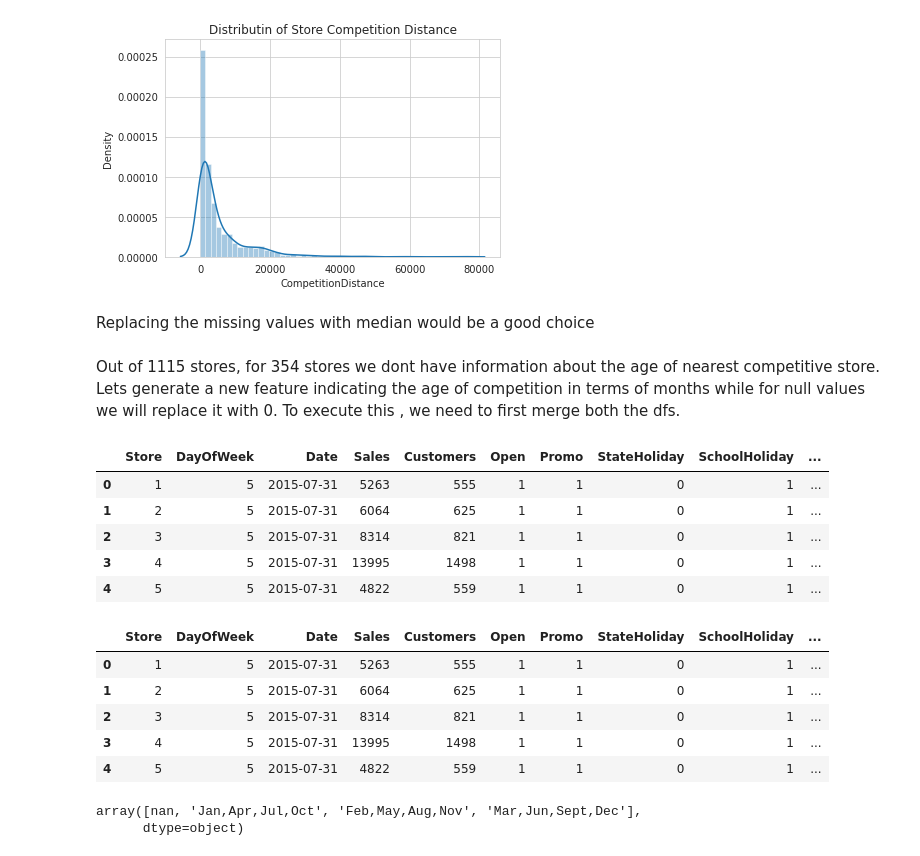
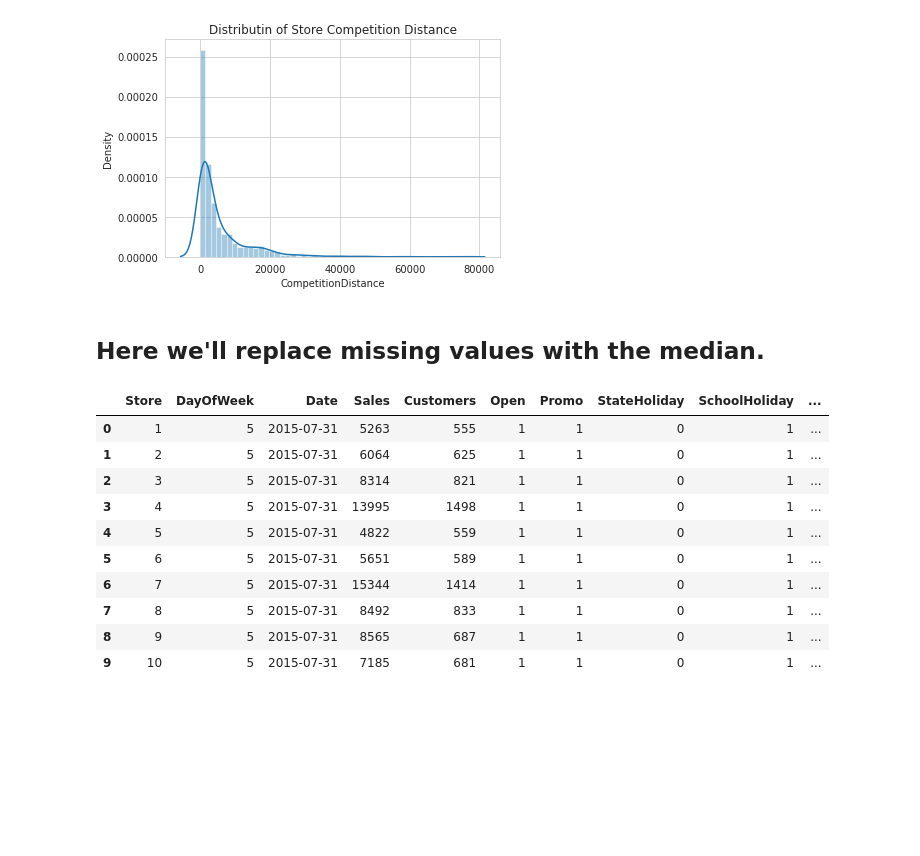
Before and after one commit to palash-21/Rossmann_Stores_Sales_Prediction, a Jupyter notebook: Rossmann_Stores_Sales_Prediction.ipynb, the cells around one changed output. Cells and saved outputs as stored; diff of their text form; code cells hidden in the pictures; blank space fills up the shorter version.

```diff
--- a/Rossmann_Stores_Sales_Prediction.ipynb
+++ b/Rossmann_Stores_Sales_Prediction.ipynb
@@ -56,9 +61,8 @@ drive.mount('/content/drive')
 # %% [output]
 Mounted at /content/drive
 # %%
-path_store_csv = "/content/drive/MyDrive/Colab Notebooks/almabetter pro materials/Capstone Projects/My Capstone Projects/Rossman stores sales prediction/store.csv"
-store_df = pd.read_csv(path_store_csv)
+path = "/content/drive/MyDrive/Colab Notebooks/almabetter pro materials/Capstone Projects/My Capstone Projects/Rossman stores sales prediction/store.csv"
+store_df = pd.read_csv(path)
 
-path_sales_csv = "/content/drive/MyDrive/Colab Notebooks/almabetter pro materials/Capstone Projects/My Capstone Projects/Rossman stores sales prediction/Rossmann Stores Data.csv"
-sales_df = pd.read_csv(path_sales_csv, parse_dates = ['Date'])
-#sales_df = pd.read_csv(path_sales_csv)
+path_r = "/content/drive/MyDrive/Colab Notebooks/almabetter pro materials/Capstone Projects/My Capstone Projects/Rossman stores sales prediction/Rossmann Stores Data.csv"
+sales_df = pd.read_csv(path_r, parse_dates = True)
@@ -122,0 +129,4 @@ As mentioned in the problem statement, stores may be  temporarily closed for ref
+# %%
+# Lets remove the entries when store was closed
+sales_df = sales_df[sales_df['Open']==1]
+sales_df.shape
@@ -183,2 +259,5 @@ We have 3 missing entries for distance to nearest competition, lets look at the
+# %%
+# removing  features
+store_df = store_df.drop(['CompetitionOpenSinceMonth', 'CompetitionOpenSinceYear'], axis=1)
 # %%
 # CompetitionDistance is distance in meters to the nearest competitor store
@@ -188,6 +267,6 @@ plt.title("Distributin of Store Competition Distance")
 # %% [output]
 Text(0.5, 1.0, 'Distributin of Store Competition Distance')
 [figure]
-# %% [markdown]
-Replacing the missing values with median would be a good choice
+# %% [markdown]
+## Here we'll replace missing values with the median.
 # %%
@@ -195,16 +274,17 @@ Replacing the missing values with median would be a good choice
 store_df.CompetitionDistance.fillna(store_df.CompetitionDistance.median(), inplace=True)
-# %% [markdown]
-Out of 1115 stores, for 354 stores we dont have information about the age of nearest competitive store.
-Lets generate a new feature indicating the age of competition in terms of months while for null values we will replace it with 0.
-To execute this , we need to first merge both the dfs.
 # %%
 # Lets merge both the files
 df=pd.merge(sales_df,store_df,how='left',on='Store')
-df.head()
+df.head(10)
 # %% [output]
 |  | Store | DayOfWeek | Date | Sales | Customers | Open | Promo | StateHoliday | SchoolHoliday | ... |
 | 0 | 1 | 5 | 2015-07-31 | 5263 | 555 | 1 | 1 | 0 | 1 | ... |
 | 1 | 2 | 5 | 2015-07-31 | 6064 | 625 | 1 | 1 | 0 | 1 | ... |
 | 2 | 3 | 5 | 2015-07-31 | 8314 | 821 | 1 | 1 | 0 | 1 | ... |
 | 3 | 4 | 5 | 2015-07-31 | 13995 | 1498 | 1 | 1 | 0 | 1 | ... |
 | 4 | 5 | 5 | 2015-07-31 | 4822 | 559 | 1 | 1 | 0 | 1 | ... |
+| 5 | 6 | 5 | 2015-07-31 | 5651 | 589 | 1 | 1 | 0 | 1 | ... |
+| 6 | 7 | 5 | 2015-07-31 | 15344 | 1414 | 1 | 1 | 0 | 1 | ... |
+| 7 | 8 | 5 | 2015-07-31 | 8492 | 833 | 1 | 1 | 0 | 1 | ... |
+| 8 | 9 | 5 | 2015-07-31 | 8565 | 687 | 1 | 1 | 0 | 1 | ... |
+| 9 | 10 | 5 | 2015-07-31 | 7185 | 681 | 1 | 1 | 0 | 1 | ... |
@@ -245,15 +290,0 @@ df['CompetitionAge'] = df.apply(lambda x: GetCompetitionAge(x.CompetitionOpenSin
-# %%
-df.head()
-# %% [output]
-|  | Store | DayOfWeek | Date | Sales | Customers | Open | Promo | StateHoliday | SchoolHoliday | ... |
-| 0 | 1 | 5 | 2015-07-31 | 5263 | 555 | 1 | 1 | 0 | 1 | ... |
-| 1 | 2 | 5 | 2015-07-31 | 6064 | 625 | 1 | 1 | 0 | 1 | ... |
-| 2 | 3 | 5 | 2015-07-31 | 8314 | 821 | 1 | 1 | 0 | 1 | ... |
-| 3 | 4 | 5 | 2015-07-31 | 13995 | 1498 | 1 | 1 | 0 | 1 | ... |
-| 4 | 5 | 5 | 2015-07-31 | 4822 | 559 | 1 | 1 | 0 | 1 | ... |
-# %%
-# Lets look at promo2
-df['PromoInterval'].unique()
-# %% [output]
-array([nan, 'Jan,Apr,Jul,Oct', 'Feb,May,Aug,Nov', 'Mar,Jun,Sept,Dec'],
-      dtype=object)
```
Also changed, not shown: parts of 202 cells of this notebook.
